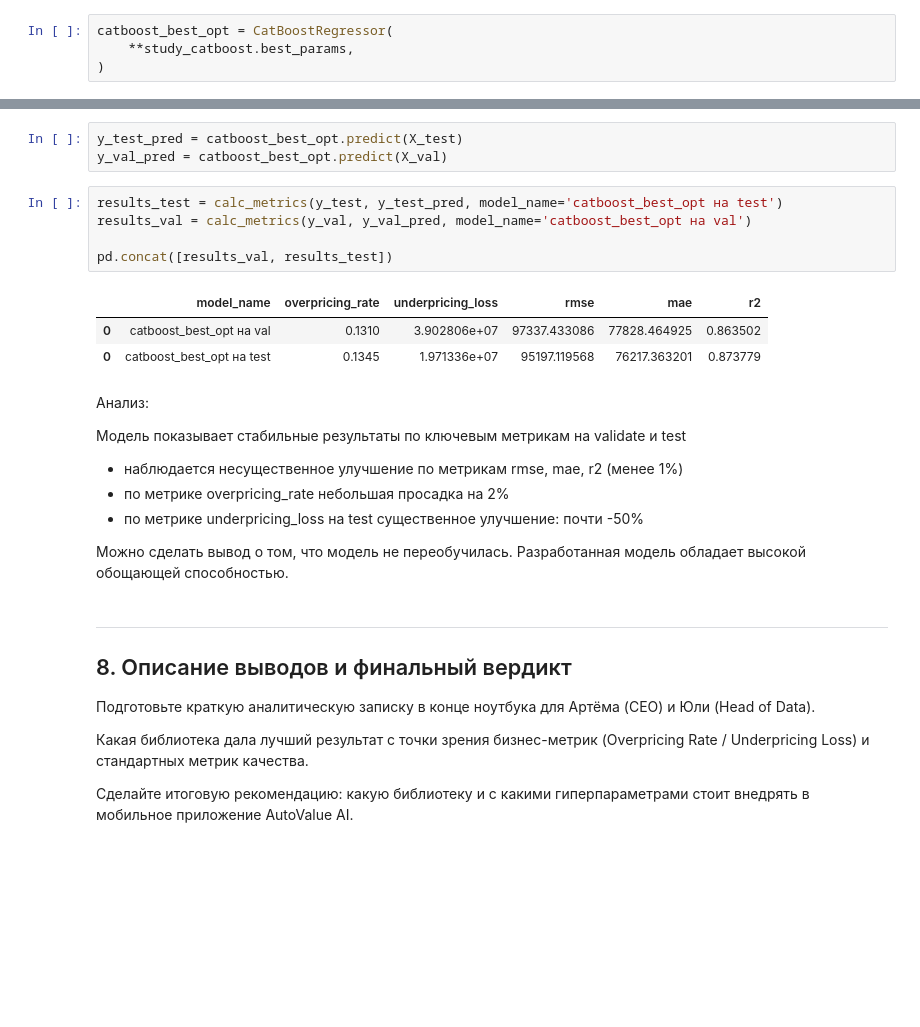
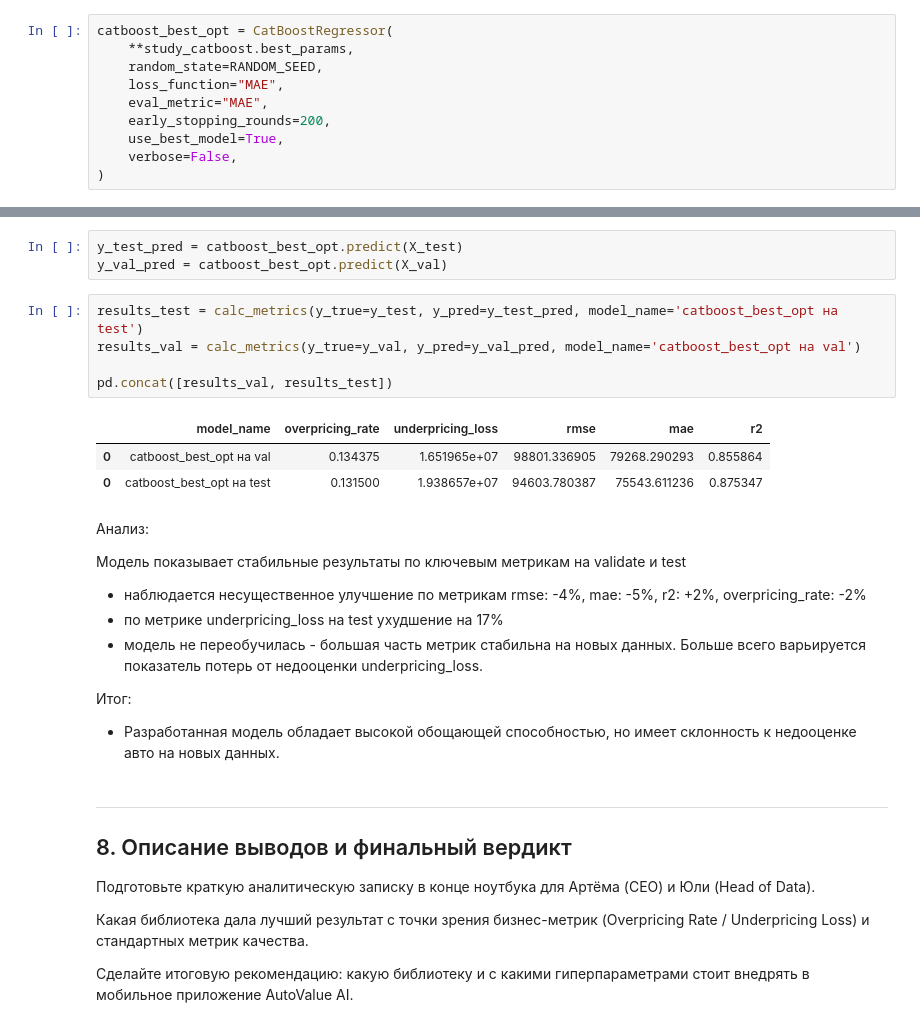
Before and after one commit to Plakhotniuk/practicum_ds, a Jupyter notebook: ml/grad_boosting/project/project.ipynb, the cells around one changed output, grey strips where cells are left out. Drawn from its saved outputs; the diff is of its cells as text; blank space fills up the shorter version.

Commit message:
обучение и пересчет метрик

```diff
--- a/ml/grad_boosting/project/project.ipynb
+++ b/ml/grad_boosting/project/project.ipynb
@@ -1185,6 +1200,12 @@ study_catboost.optimize(objective_catboost, n_trials=30, show_progress_bar=True)
 # %%
 catboost_best_opt = CatBoostRegressor(
     **study_catboost.best_params,
+    random_state=RANDOM_SEED,
+    loss_function="MAE",
+    eval_metric="MAE",
+    early_stopping_rounds=200,
+    use_best_model=True,
+    verbose=False,
 )
 # %%
 catboost_best_opt.fit(
@@ -1479,23 +1479,25 @@ y_test = pd.Series(df_test['price_rub'], name='target')
 y_test_pred = catboost_best_opt.predict(X_test)
 y_val_pred = catboost_best_opt.predict(X_val)
 # %%
-results_test = calc_metrics(y_test, y_test_pred, model_name='catboost_best_opt на test')
-results_val = calc_metrics(y_val, y_val_pred, model_name='catboost_best_opt на val')
+results_test = calc_metrics(y_true=y_test, y_pred=y_test_pred, model_name='catboost_best_opt на test')
+results_val = calc_metrics(y_true=y_val, y_pred=y_val_pred, model_name='catboost_best_opt на val')
 
 pd.concat([results_val, results_test])
 # %% [output]
 |  | model_name | overpricing_rate | underpricing_loss | rmse | mae | r2 |
-| 0 | catboost_best_opt на val | 0.1310 | 3.902806e+07 | 97337.433086 | 77828.464925 | 0.863502 |
-| 0 | catboost_best_opt на test | 0.1345 | 1.971336e+07 | 95197.119568 | 76217.363201 | 0.873779 |
+| 0 | catboost_best_opt на val | 0.134375 | 1.651965e+07 | 98801.336905 | 79268.290293 | 0.855864 |
+| 0 | catboost_best_opt на test | 0.131500 | 1.938657e+07 | 94603.780387 | 75543.611236 | 0.875347 |
 # %% [markdown]
 Анализ:
 
 Модель показывает стабильные результаты по ключевым метрикам на validate и test
-- наблюдается несущественное улучшение по метрикам rmse, mae, r2 (менее 1%)
-- по метрике overpricing_rate небольшая просадка на 2%
-- по метрике underpricing_loss на test существенное улучшение: почти -50%
+- наблюдается несущественное улучшение по метрикам rmse: -4%, mae: -5%, r2: +2%, overpricing_rate: -2%
+- по метрике underpricing_loss на test ухудшение на 17%
+- модель не переобучилась - большая часть метрик стабильна на новых данных. Больше всего варьируется показатель потерь от недооценки underpricing_loss.
 
-Можно сделать вывод о том, что модель не переобучилась. Разработанная модель обладает высокой обощающей способностью.
+Итог:
+
+- Разработанная модель обладает высокой обощающей способностью, но имеет склонность к недооценке авто на новых данных.
 # %% [markdown]
 ---
 ## 8. Описание выводов и финальный вердикт
```
Also changed, not shown: parts of 32 cells of this notebook.
